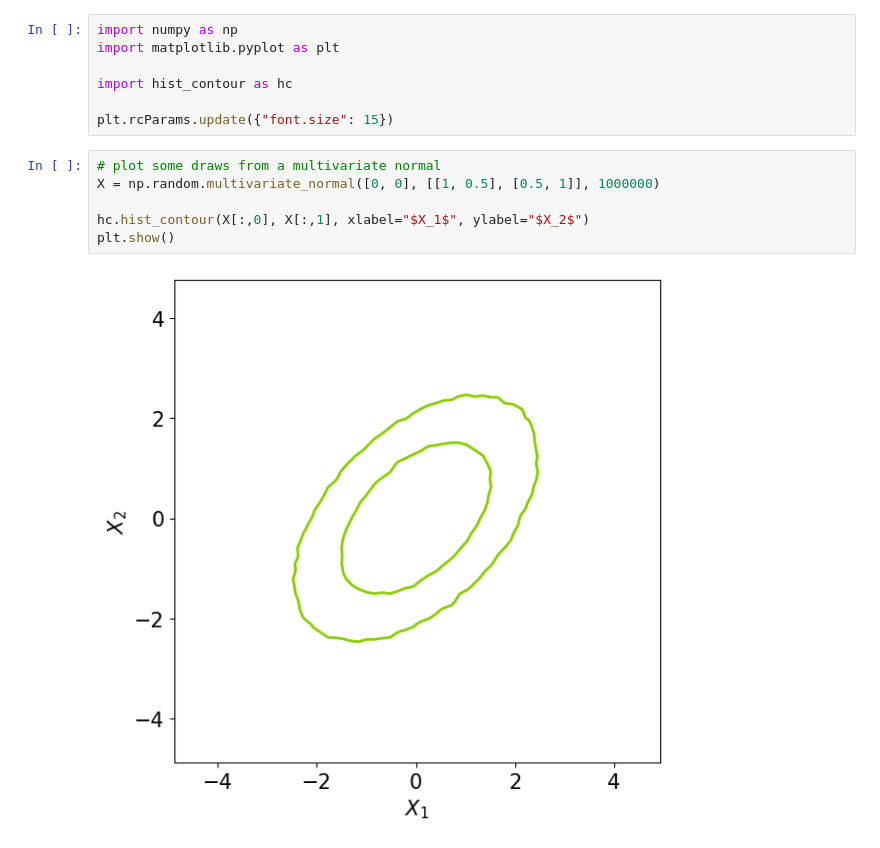
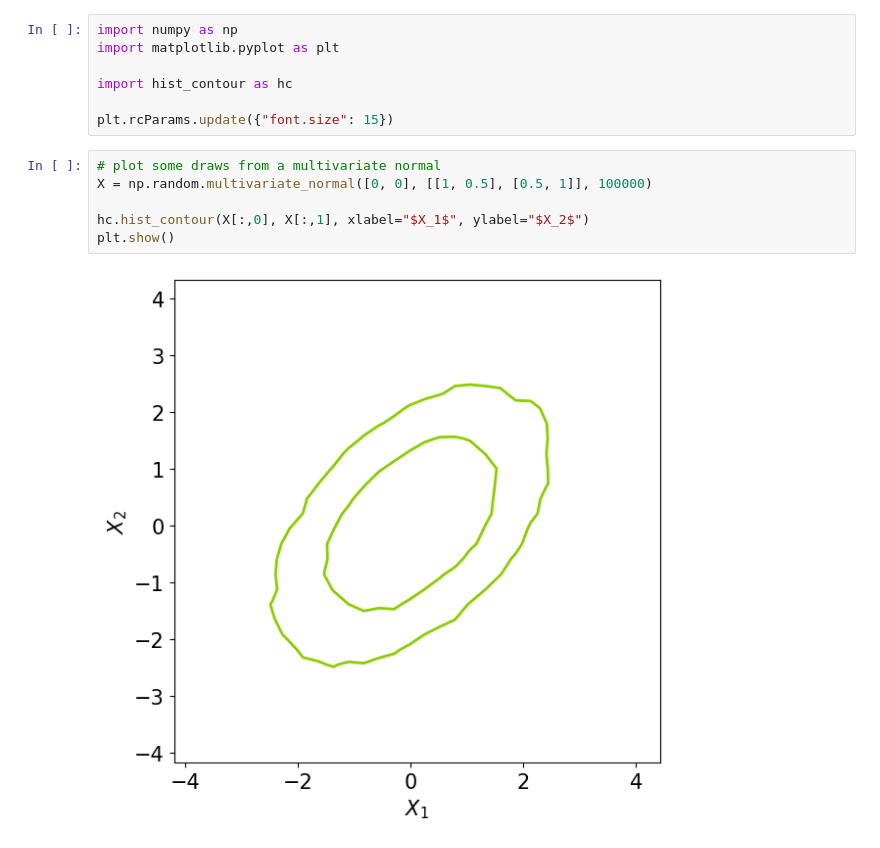
Before and after one commit to stevet40/hist_contour, a Jupyter notebook: demo.ipynb, the cells around one changed output. Cells and saved outputs as stored; diff of their text form.

```diff
--- a/demo.ipynb
+++ b/demo.ipynb
@@ -7,9 +7,9 @@ import hist_contour as hc
 plt.rcParams.update({"font.size": 15})
 # %%
 # plot some draws from a multivariate normal
-X = np.random.multivariate_normal([0, 0], [[1, 0.5], [0.5, 1]], 1000000)
+X = np.random.multivariate_normal([0, 0], [[1, 0.5], [0.5, 1]], 100000)
 
 hc.hist_contour(X[:,0], X[:,1], xlabel="$X_1$", ylabel="$X_2$")
 plt.show()
 # %% [output]
-[figure, old version]
+[figure, new version]
```
Also changed, not shown: parts of 1 cell of this notebook, 1 other file.
